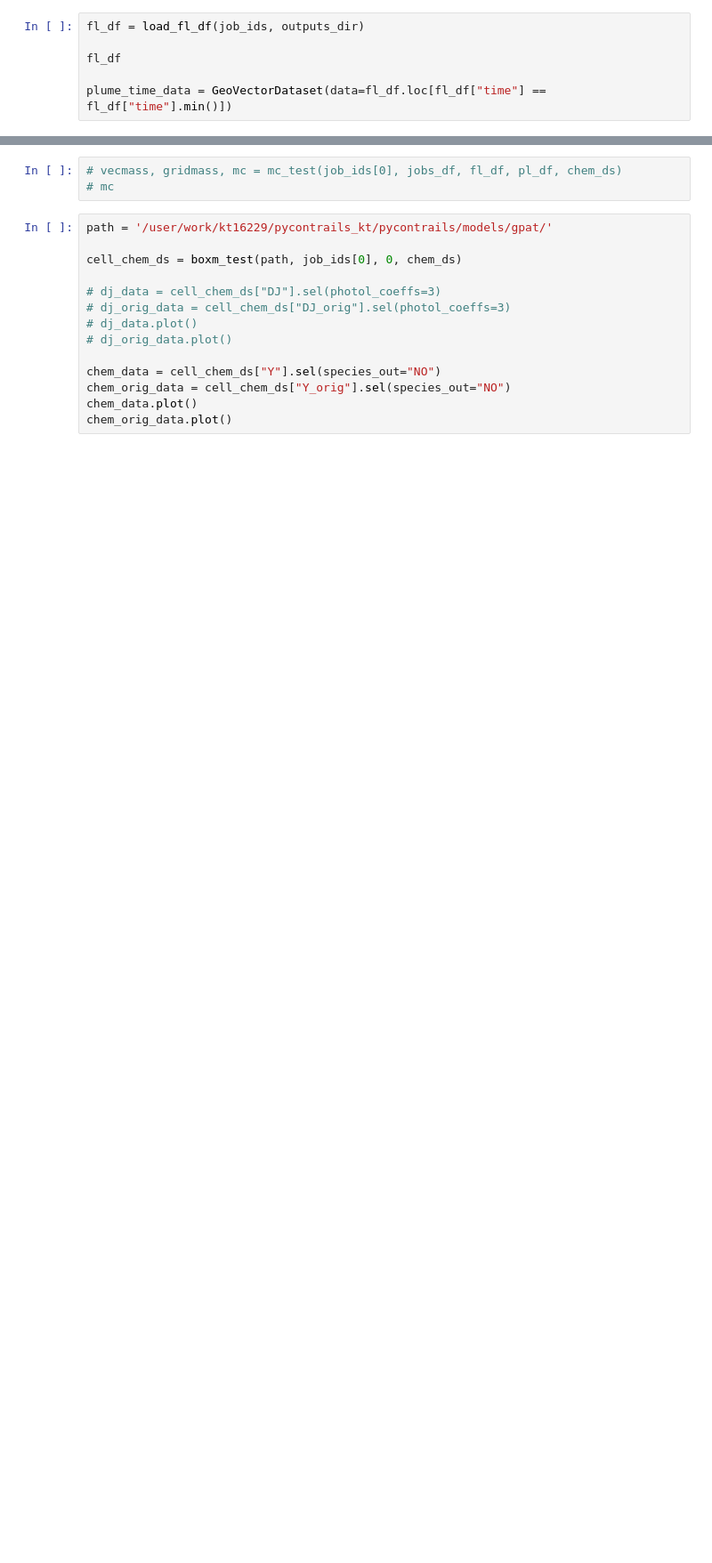
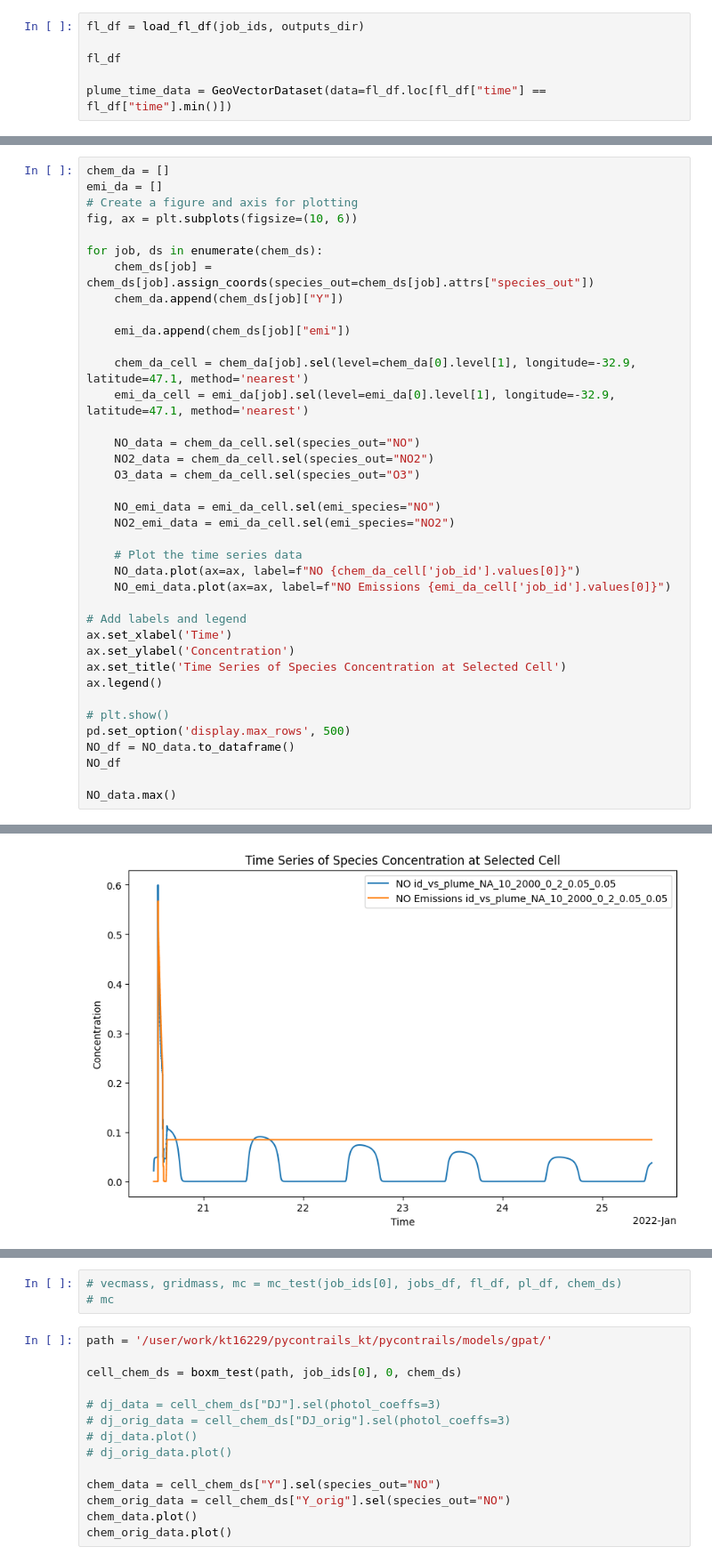
Before and after one commit to ktait98/pycontrails_kt, a Jupyter notebook: pycontrails/models/gpat/pp_gpat.ipynb, the cells around one changed output, grey strips where cells are left out. Shown at 89% size. Drawn from its saved outputs; the diff is of its cells as text; blank space fills up the shorter version.

```diff
--- a/pycontrails/models/gpat/pp_gpat.ipynb
+++ b/pycontrails/models/gpat/pp_gpat.ipynb
@@ -102,0 +90,39 @@ pl_df
+# %%
+chem_da = []
+emi_da = []
+# Create a figure and axis for plotting
+fig, ax = plt.subplots(figsize=(10, 6))
+
+for job, ds in enumerate(chem_ds):
+    chem_ds[job] = chem_ds[job].assign_coords(species_out=chem_ds[job].attrs["species_out"])
+    chem_da.append(chem_ds[job]["Y"])
+
+    emi_da.append(chem_ds[job]["emi"])
+
+    chem_da_cell = chem_da[job].sel(level=chem_da[0].level[1], longitude=-32.9, latitude=47.1, method='nearest')
+    emi_da_cell = emi_da[job].sel(level=emi_da[0].level[1], longitude=-32.9, latitude=47.1, method='nearest')
+
+    NO_data = chem_da_cell.sel(species_out="NO")
+    NO2_data = chem_da_cell.sel(species_out="NO2")
+    O3_data = chem_da_cell.sel(species_out="O3")
+
+    NO_emi_data = emi_da_cell.sel(emi_species="NO")
+    NO2_emi_data = emi_da_cell.sel(emi_species="NO2")
+
+    # Plot the time series data
+    NO_data.plot(ax=ax, label=f"NO {chem_da_cell['job_id'].values[0]}")
+    NO_emi_data.plot(ax=ax, label=f"NO Emissions {emi_da_cell['job_id'].values[0]}")
+
+# Add labels and legend
+ax.set_xlabel('Time')
+ax.set_ylabel('Concentration')
+ax.set_title('Time Series of Species Concentration at Selected Cell')
+ax.legend()
+
+# plt.show()
+pd.set_option('display.max_rows', 500)
+NO_df = NO_data.to_dataframe()
+NO_df
+
+NO_data.max()
+# %% [output]
@@ -103 +138,2 @@ pl_df
+[figure, added]
 # %%
```
Also changed, not shown: parts of 12 cells of this notebook, 3 other files.
